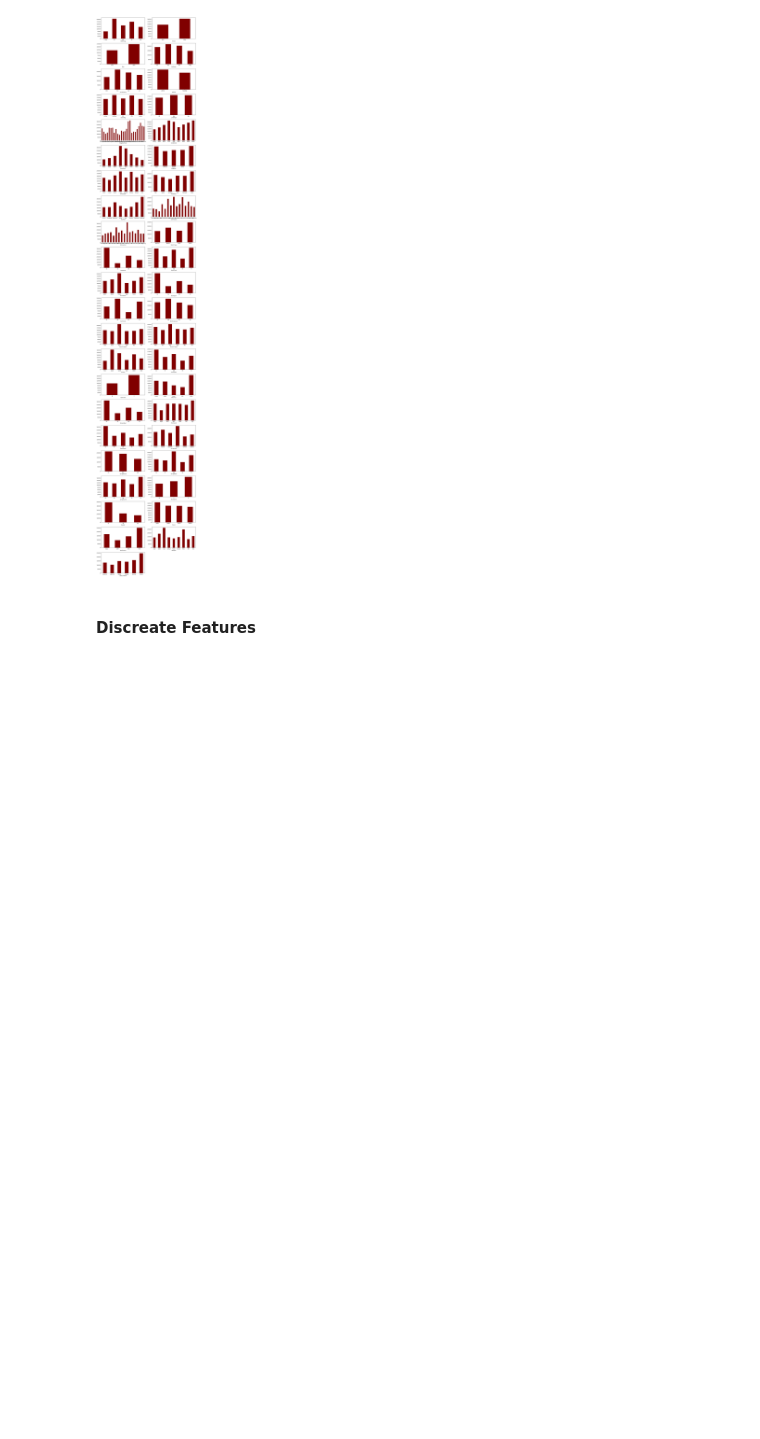
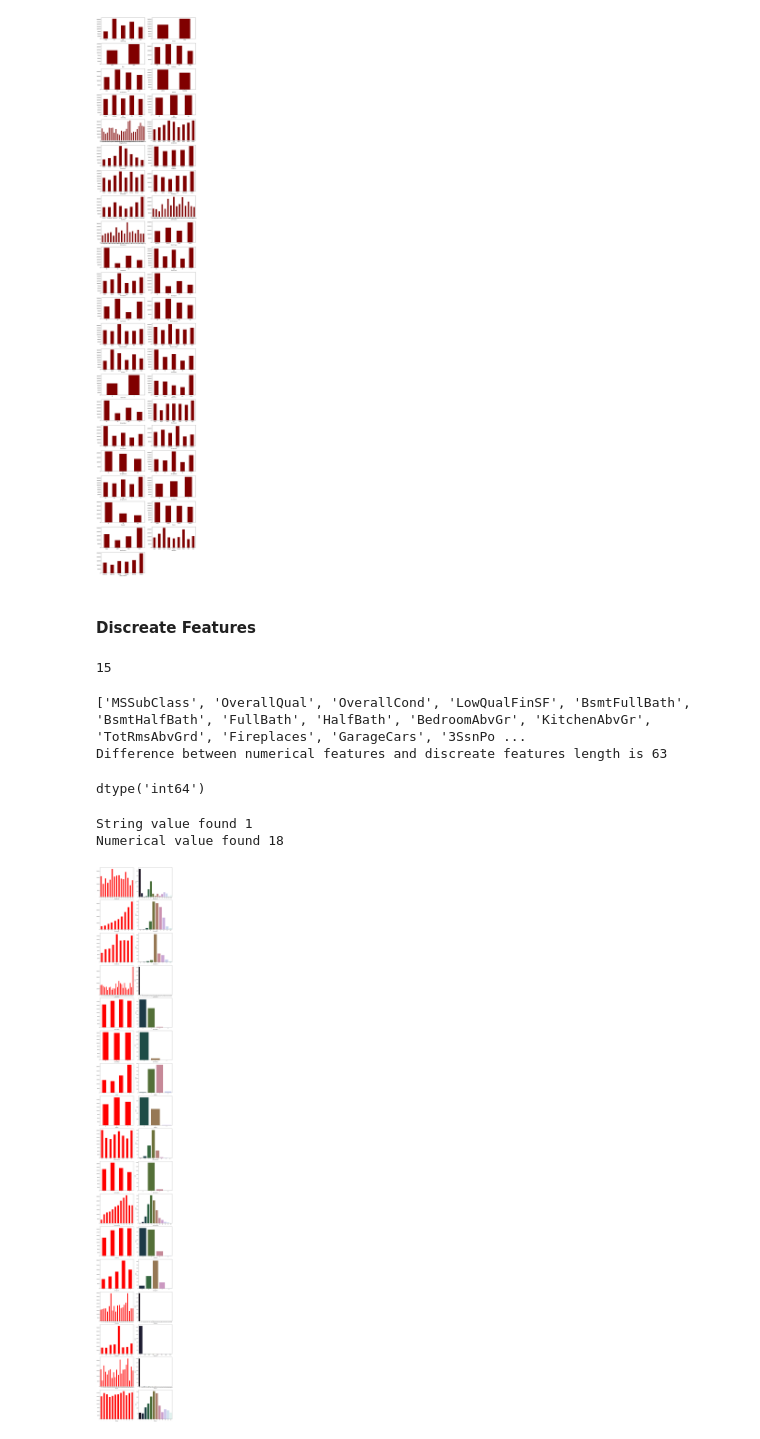
Before and after one commit to Abrar-Mustakim/Comprehensive-Data-Exploration-and-Advanced-Regression-Technique-on-Kaggles-Hourse-Pricing, a Jupyter notebook: EDA_and_Training.ipynb, the cells around one changed output. Drawn from its saved outputs; the diff is of its cells as text; code cells hidden in the pictures; blank space fills up the shorter version.

```diff
--- a/EDA_and_Training.ipynb
+++ b/EDA_and_Training.ipynb
@@ -333,3 +333,62 @@ plt.show()
 [figure]
 # %% [markdown]
 <h4> Discreate Features </h4>
+# %%
+#numerical_features
+print(len(df["MSSubClass"].unique()))
+# %% [output]
+15
+# %%
+#we will take threshold as 30
+discreate_features = [features for features in numerical_features if len(df[features].unique()) <25 and features not in temporal_variable and df[features].dtype!='O']
+print(discreate_features)
+print("Difference between numerical features and discreate features length is",len(numerical_features)-len(discreate_features))
+# %% [output]
+['MSSubClass', 'OverallQual', 'OverallCond', 'LowQualFinSF', 'BsmtFullBath', 'BsmtHalfBath', 'FullBath', 'HalfBath', 'BedroomAbvGr', 'KitchenAbvGr', 'TotRmsAbvGrd', 'Fireplaces', 'GarageCars', '3SsnPo ...
+Difference between numerical features and discreate features length is 63
+# %%
+df["MSSubClass"].dtype
+# %% [output]
+dtype('int64')
+# %%
+strings = 1
+nums = 1
+for features in discreate_features:
+
+    if df[features].dtype == 'O':
+        strings += 1
+        print(features)
+    elif df[features].dtype == 'int64' or df[features].dtype == 'float64':
+        nums += 1
+        #print("Numerical value found!")
+print("String value found", strings)
+print("Numerical value found", nums)
+# %% [output]
+String value found 1
+Numerical value found 18
+# %%
+fig = plt.figure(figsize=(14, 100))
+
+a = len(discreate_features)
+b = 2
+c = 1
+data = df.copy()
+for features in discreate_features:
+
+    plt.subplot(a, b, c)
+
+    data.groupby(features)["SalePrice"].median().plot(kind="bar", color="red")
+    plt.xticks(rotation=0)
+    c += 1
+
+
+    plt.subplot(a, b, c)
+    #to check outliers
+    sns.countplot(x=data[features], palette='cubehelix')
+    c += 1
+
+
+fig.tight_layout()
+plt.show()
+# %% [output]
+[figure, added]
```
